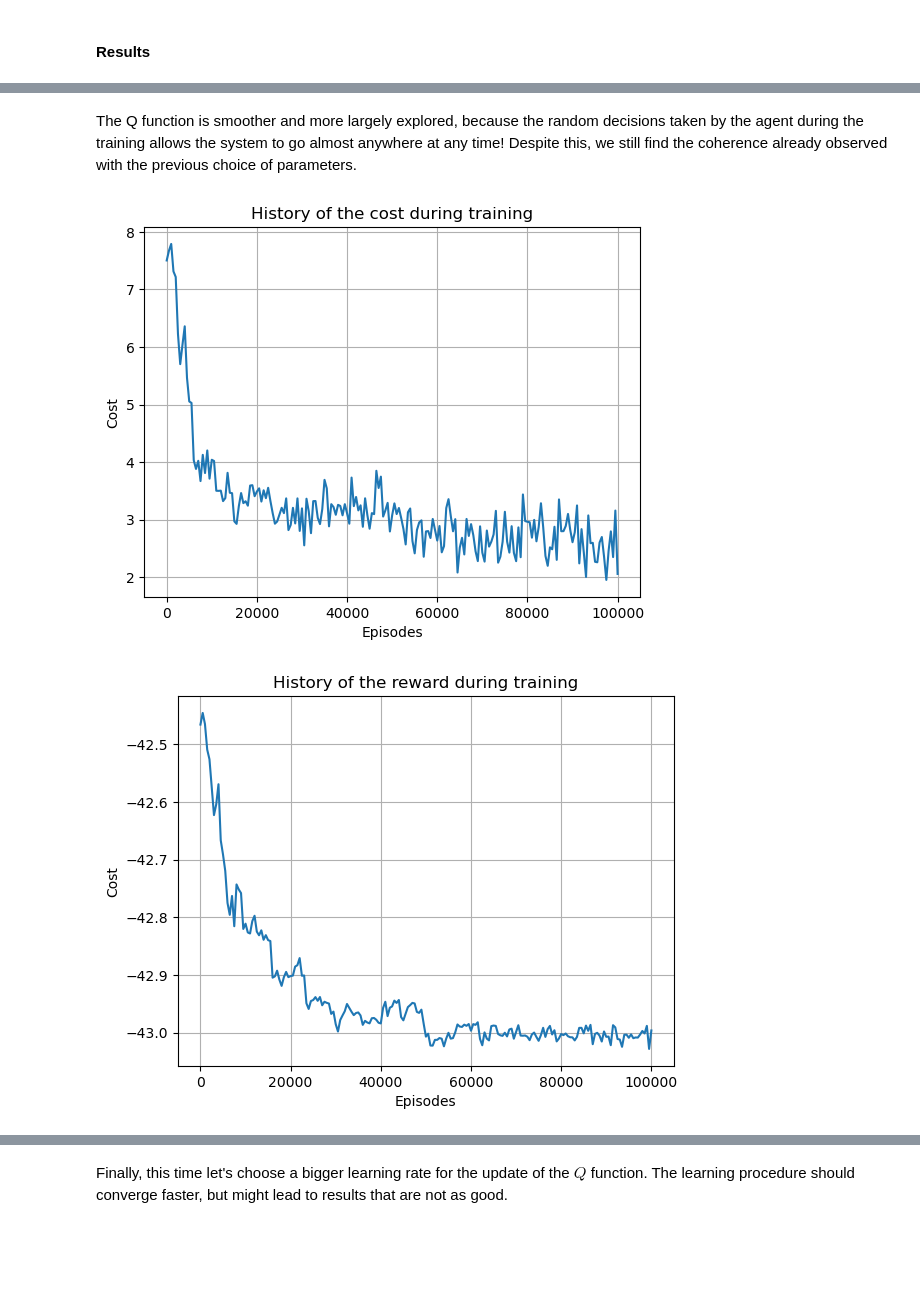
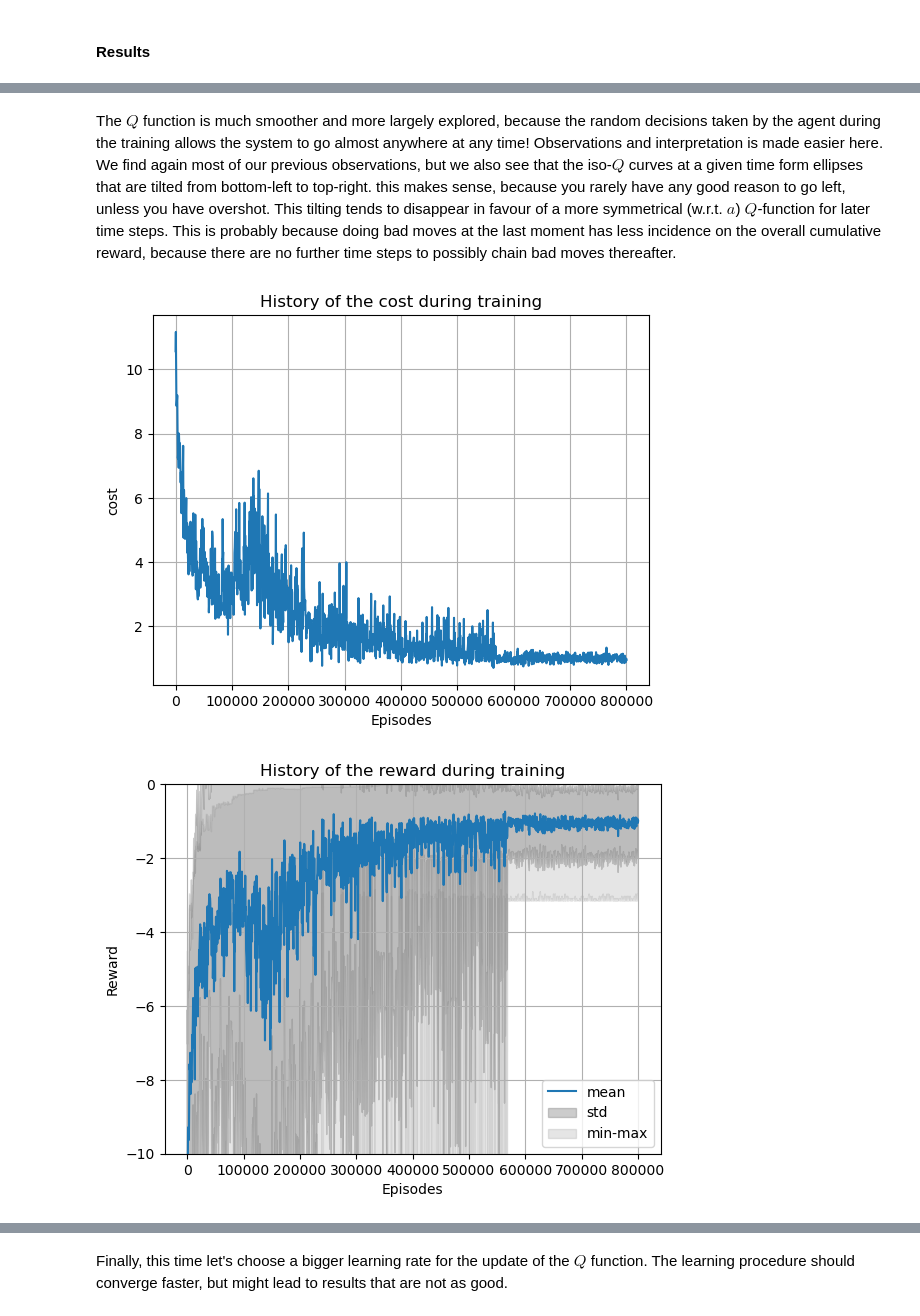
Before and after one commit to TheiloT/Q-learning-sped-up-cart, a Jupyter notebook: cart-control.ipynb, the cells around one changed output, grey strips where cells are left out. Drawn from its saved outputs; the diff is of its cells as text; code cells hidden in the pictures; blank space fills up the shorter version.

```diff
--- a/cart-control.ipynb
+++ b/cart-control.ipynb
@@ -413,7 +470,7 @@ respectively. We define functions to easily switch from one representation to an
 and their inverses $\phi_{u^{Rl} \to u}$ and $\phi_{x^{RL} \to x}$
 # %%
 # Discretization parameters
-Ul = -1; Ur = 4  # Bounds between which we look for u
+Ul = -4; Ur = 4  # Bounds between which we look for u
 OMEGAl = -1 + Ul*T; OMEGAr = Ur*T  # Bounds between which lives x
 N_U = 5  # Resolution of the discretization on u
 Du = 1/N_U  # Disctretization step on u
@@ -513,3 +537,20 @@ def total_reward(s, a):
+# %%
+def  transition(sn, an):
+    """
+    Takes state and action (s_n, a_n) and return a new state s_{n+1} and reward r_n.
+
+    Parameters
+    ----------
+    sn: int
+        State at time t_n, represented as an index for Q.
+    an: int
+        State at time t_n, represented as an index for Q.
+
+    Return
+    ------
+    The new state s_{n+1} and the reward r_n.
+    """
+    return (x_to_x_RL(x_RL_to_x(sn) + DT*u_RL_to_u(an)), running_reward(sn, an))
 # %%
 def piece_wise_cosntant_u_sample(u, res=10000):
     """
@@ -562,18 +603,21 @@ def simulator(x0, policy):
 
     Return
     ------
-    The couple (x, u) where x is the resulting trajectory and u the control, which are 2 np.arrays of sizes (N+1) and (N).
+    The triplet (x, u, r) where x is the resulting trajectory, u the control and r the reward history, which are 3 np.arrays of size (N+1).
     """
     x = np.zeros(N+1)
     u = np.zeros(N+1)
+    r = np.zeros(N+1)
     x[0] = x0
     for n in range(N):
-        s = x_to_x_RL(x[n])
-        a = policy(n, s)
-        u[n] = u_RL_to_u(a)
-        x[n+1] = x_RL_to_x(transition_function(s, a))
+        sn = x_to_x_RL(x[n])
+        an = policy(n, sn)
+        u[n] = u_RL_to_u(an)
+        snew, r[n] = transition(sn, an)
+        x[n+1] = x_RL_to_x(snew)
+    r[-1] = final_reward(x[-1])
     u[-1] = 0  # u is given a shape N+1 to have matching shapes for x and u, which makes comparing with ground truth easier.
-    return (x,u)
+    return (x, u, r)
 # %%
 @dataclass
 class TrainingHistory:
@@ -806,11 +880,11 @@ plot_Q(agent.Q, N-1, state_zoom=(x_to_x_RL(-1), x_to_x_RL(0.5)), colorbar_limits
 # %% [markdown]
-The Q function is smoother and more largely explored, because the random decisions taken by the agent during the training allows the system to go almost anywhere at any time! Despite this, we still find the coherence already observed with the previous choice of parameters.
+The $Q$ function is much smoother and more largely explored, because the random decisions taken by the agent during the training allows the system to go almost anywhere at any time! Observations and interpretation is made easier here. We find again most of our previous observations, but we also see that the iso-$Q$ curves at a given time form ellipses that are tilted from bottom-left to top-right. this makes sense, because you rarely have any good reason to go left, unless you have overshot. This tilting tends to disappear in favour of a more symmetrical (w.r.t. $a$) $Q$-function for later time steps. This is probably because doing bad moves at the last moment has less incidence on the overall cumulative reward, because there are no further time steps to possibly chain bad moves thereafter.
 # %%
-plot_loss_history(agent.training_history.cost, agent.training_history.evaluate_every, function_name="cost")
+plot_loss_history(agent.training_history.avg_cost, agent.training_history.evaluate_every, function_name="cost")
 # %% [output]
-[figure, old version]
+[figure, new version]
 # %%
-plot_loss_history(agent.training_history.reward, agent.training_history.evaluate_every, function_name="reward")
+plot_reward_history(agent.training_history.cumulative_rewards, agent.training_history.evaluate_every, crop_reward=(-10, 0))
 # %% [output]
-[figure, old version]
+[figure, new version]
 # %% [markdown]
```
Also changed, not shown: parts of 75 cells of this notebook.
